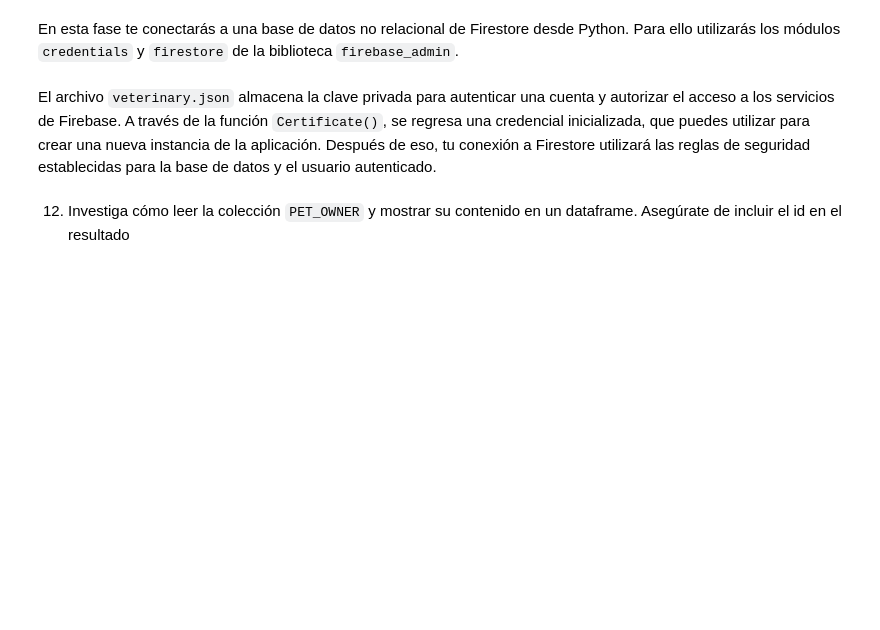
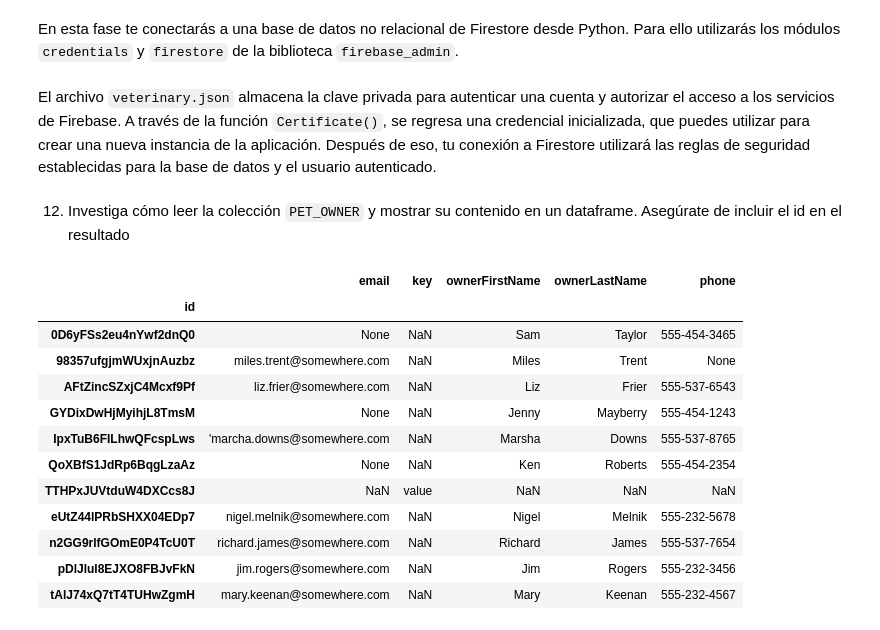
Before and after one commit to andrea-sanchez/master_ia, a Jupyter notebook: Ciencia de Datos/Actividad3BDManipulacion_A01795414.ipynb, the cells around one changed output. Cells and saved outputs as stored; diff of their text form; code cells hidden in the pictures; blank space fills up the shorter version.

```diff
--- a/Ciencia de Datos/Actividad3BDManipulacion_A01795414.ipynb
+++ b/Ciencia de Datos/Actividad3BDManipulacion_A01795414.ipynb
@@ -321,5 +312,29 @@ firebase_admin.initialize_app(cred)
 db = firestore.client()
 # %% [markdown]
 12.	Investiga cómo leer la colección `PET_OWNER` y mostrar su contenido en un dataframe. Asegúrate de incluir el id en el resultado
+# %%
+# Fuente: https://code.luasoftware.com/tutorials/pandas/firestore-to-pandas-dataframe
+ref = db.collection(u"PET_OWNER")
+docs = ref.stream()
+
+items = list(map(lambda x: {**x.to_dict(), 'id': x.id}, docs))
+
+df = pd.DataFrame(items)
+df.set_index('id', inplace=True)
+df
+# %% [output]
+|  | email | key | ownerFirstName | ownerLastName | phone |
+| id |  |  |  |  |  |
+| 0D6yFSs2eu4nYwf2dnQ0 | None | NaN | Sam | Taylor | 555-454-3465 |
+| 98357ufgjmWUxjnAuzbz | miles.trent@somewhere.com | NaN | Miles | Trent | None |
+| AFtZincSZxjC4Mcxf9Pf | liz.frier@somewhere.com | NaN | Liz | Frier | 555-537-6543 |
+| GYDixDwHjMyihjL8TmsM | None | NaN | Jenny | Mayberry | 555-454-1243 |
+| IpxTuB6FILhwQFcspLws | 'marcha.downs@somewhere.com | NaN | Marsha | Downs | 555-537-8765 |
+| QoXBfS1JdRp6BqgLzaAz | None | NaN | Ken | Roberts | 555-454-2354 |
+| TTHPxJUVtduW4DXCcs8J | NaN | value | NaN | NaN | NaN |
+| eUtZ44lPRbSHXX04EDp7 | nigel.melnik@somewhere.com | NaN | Nigel | Melnik | 555-232-5678 |
+| n2GG9rlfGOmE0P4TcU0T | richard.james@somewhere.com | NaN | Richard | James | 555-537-7654 |
+| pDlJlul8EJXO8FBJvFkN | jim.rogers@somewhere.com | NaN | Jim | Rogers | 555-232-3456 |
+| tAlJ74xQ7tT4TUHwZgmH | mary.keenan@somewhere.com | NaN | Mary | Keenan | 555-232-4567 |
 # %%
 firebase_admin.delete_app(firebase_admin.get_app())
```
Also changed, not shown: parts of 4 cells of this notebook, 1 other file.
